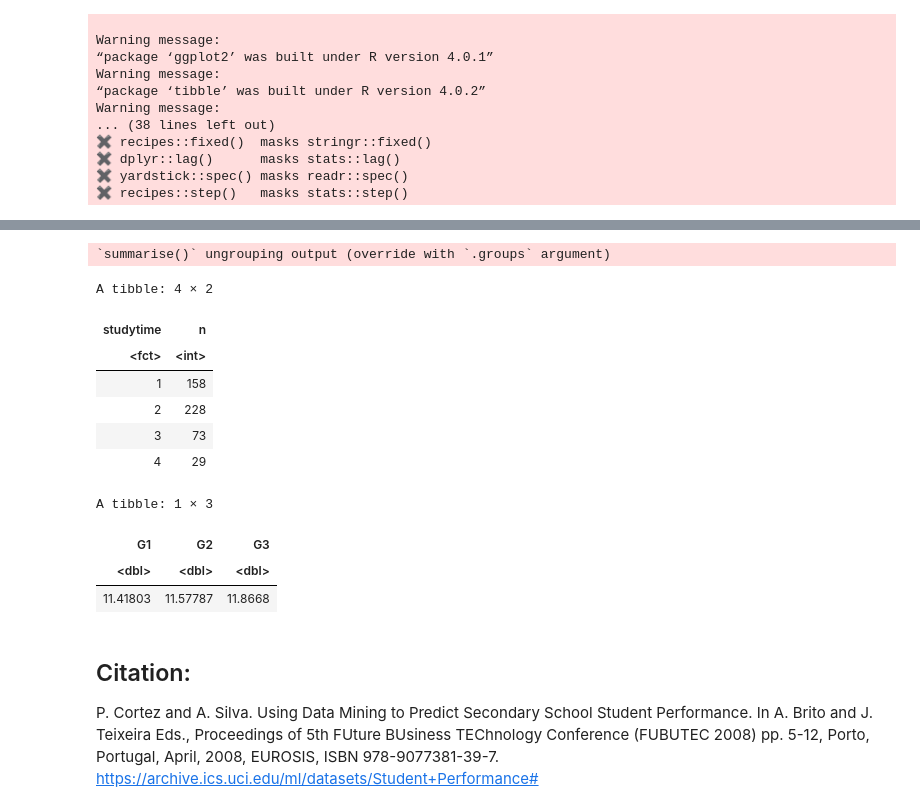
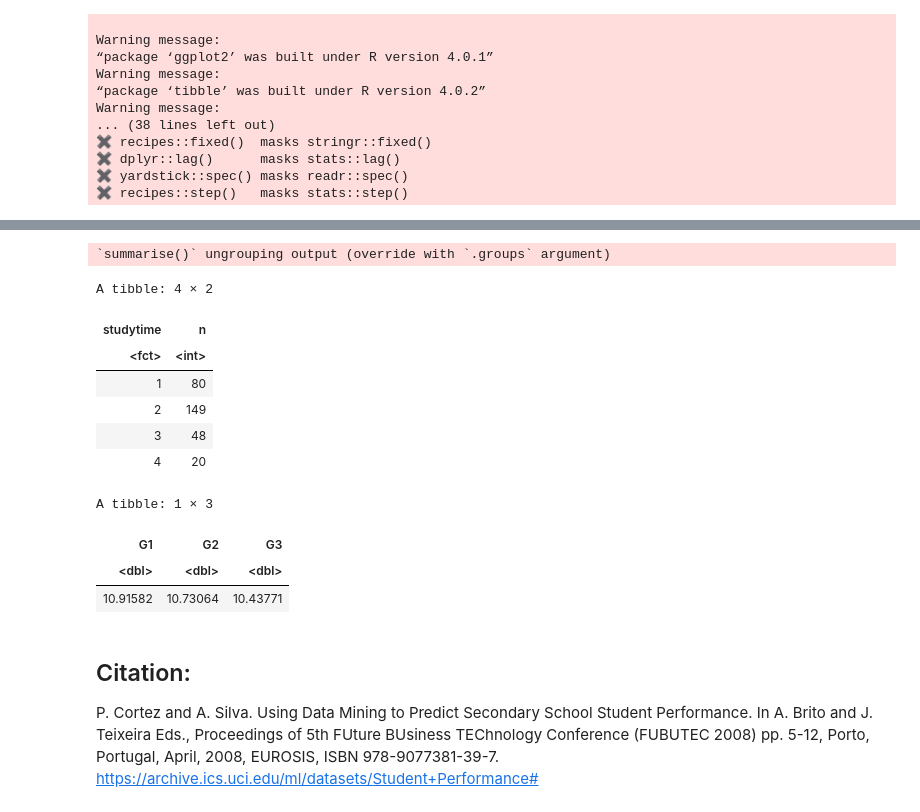
Before and after one commit to michelleykim/student_performance_analysis, a Jupyter notebook: report.ipynb, the cells around one changed output, grey strips where cells are left out. Cells and saved outputs as stored; diff of their text form; code cells hidden in the pictures.

```diff
--- a/report.ipynb
+++ b/report.ipynb
@@ -154,27 +144,27 @@ A tibble: 2 × 3
 # %%
 # number of observations in higher(target variable)
-counts <- port_train %>%
+counts <- mat_train %>%
         group_by(studytime) %>%
         summarize(n=n())
 counts
 
 # average grade of term 1, term 2, and final Portuguese grade
-ave_grade <- port_train %>%
+ave_grade <- mat_train %>%
             summarize(G1 = mean(G1), G2 = mean(G2), G3 = mean(G3))
 ave_grade
 # %% [output]
 `summarise()` ungrouping output (override with `.groups` argument)
 A tibble: 4 × 2
 | studytime | n |
 | <fct> | <int> |
-| 1 | 158 |
-| 2 | 228 |
-| 3 | 73 |
-| 4 | 29 |
+| 1 | 80 |
+| 2 | 149 |
+| 3 | 48 |
+| 4 | 20 |
 A tibble: 1 × 3
 | G1 | G2 | G3 |
 | <dbl> | <dbl> | <dbl> |
-| 11.41803 | 11.57787 | 11.8668 |
+| 10.91582 | 10.73064 | 10.43771 |
 # %% [markdown]
 ## Citation:
 P. Cortez and A. Silva. Using Data Mining to Predict Secondary School Student Performance. In A. Brito and J. Teixeira Eds., Proceedings of 5th FUture BUsiness TEChnology Conference (FUBUTEC 2008) pp. 5-12, Porto, Portugal, April, 2008, EUROSIS, ISBN 978-9077381-39-7. https://archive.ics.uci.edu/ml/datasets/Student+Performance#
```
Also changed, not shown: parts of 1 cell of this notebook.
